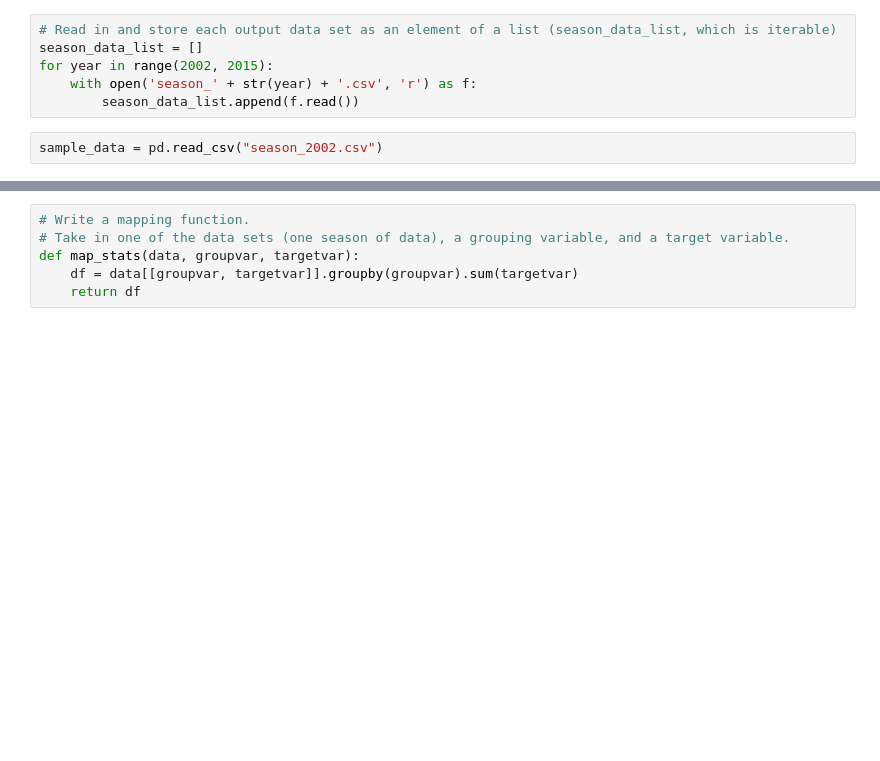
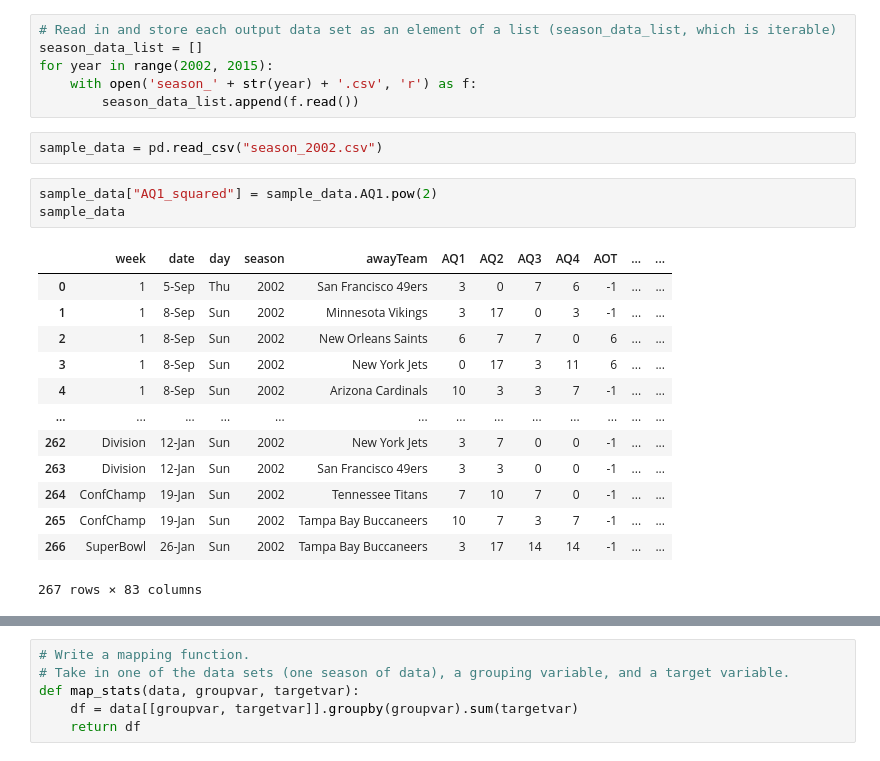
Before and after one commit to scimaksim/Python_graduate_coursework, a Jupyter notebook: HW6/Nikiforov_Assignment_6.ipynb, the cells around one changed output, grey strips where cells are left out. Saved outputs shown, nothing was run; the diff lists cells and outputs as text; blank space fills up the shorter version.

```diff
--- a/HW6/Nikiforov_Assignment_6.ipynb
+++ b/HW6/Nikiforov_Assignment_6.ipynb
@@ -37,4 +37,21 @@ for year in range(2002, 2015):
         season_data_list.append(f.read())
 # %%
 sample_data = pd.read_csv("season_2002.csv")
+# %%
+sample_data["AQ1_squared"] = sample_data.AQ1.pow(2)
+sample_data
+# %% [output]
+|  | week | date | day | season | awayTeam | AQ1 | AQ2 | AQ3 | AQ4 | AOT | ... | ... |
+| 0 | 1 | 5-Sep | Thu | 2002 | San Francisco 49ers | 3 | 0 | 7 | 6 | -1 | ... | ... |
+| 1 | 1 | 8-Sep | Sun | 2002 | Minnesota Vikings | 3 | 17 | 0 | 3 | -1 | ... | ... |
+| 2 | 1 | 8-Sep | Sun | 2002 | New Orleans Saints | 6 | 7 | 7 | 0 | 6 | ... | ... |
+| 3 | 1 | 8-Sep | Sun | 2002 | New York Jets | 0 | 17 | 3 | 11 | 6 | ... | ... |
+| 4 | 1 | 8-Sep | Sun | 2002 | Arizona Cardinals | 10 | 3 | 3 | 7 | -1 | ... | ... |
+| ... | ... | ... | ... | ... | ... | ... | ... | ... | ... | ... | ... | ... |
+| 262 | Division | 12-Jan | Sun | 2002 | New York Jets | 3 | 7 | 0 | 0 | -1 | ... | ... |
+| 263 | Division | 12-Jan | Sun | 2002 | San Francisco 49ers | 3 | 3 | 0 | 0 | -1 | ... | ... |
+| 264 | ConfChamp | 19-Jan | Sun | 2002 | Tennessee Titans | 7 | 10 | 7 | 0 | -1 | ... | ... |
+| 265 | ConfChamp | 19-Jan | Sun | 2002 | Tampa Bay Buccaneers | 10 | 7 | 3 | 7 | -1 | ... | ... |
+| 266 | SuperBowl | 26-Jan | Sun | 2002 | Tampa Bay Buccaneers | 3 | 17 | 14 | 14 | -1 | ... | ... |
+267 rows × 83 columns
 # %%
```
Also changed, not shown: parts of 3 cells of this notebook.
